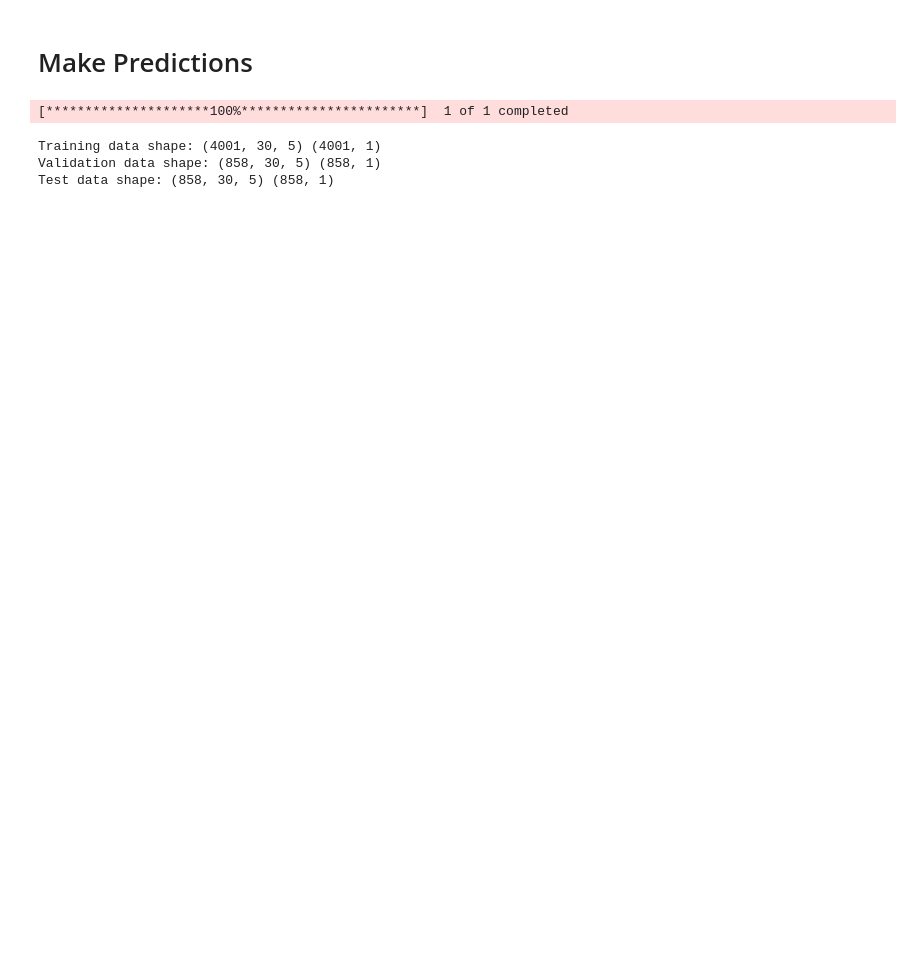
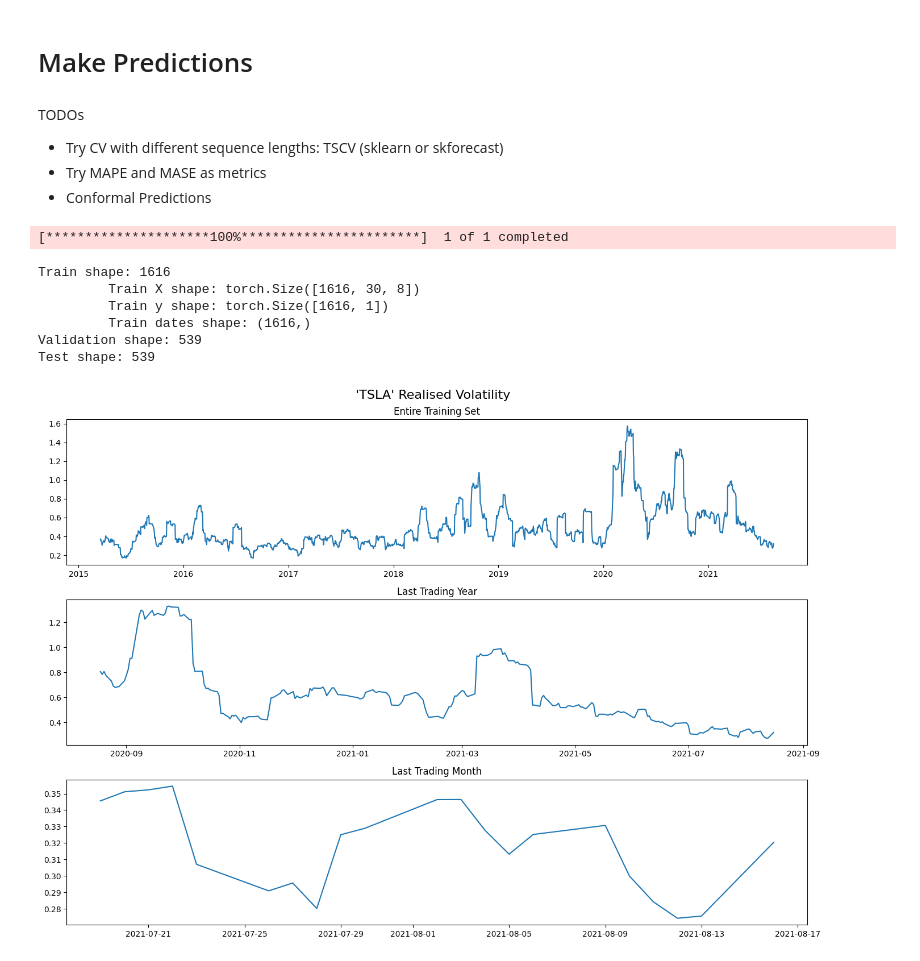
Before and after one commit to ICAI-IMAT-XAI/final-project-IgnacioBayon, a Jupyter notebook: notebooks/predict.ipynb, the cells around one changed output. Drawn from its saved outputs; the diff is of its cells as text; code cells hidden in the pictures; blank space fills up the shorter version.

```diff
--- a/notebooks/predict.ipynb
+++ b/notebooks/predict.ipynb
@@ -10,3 +19,8 @@ from src.data import load_dataset
+# %% [markdown]
+TODOs
+- Try CV with different sequence lengths: TSCV (sklearn or skforecast)
+- Try MAPE and MASE as metrics
+- Conformal Predictions
 # %%
 feature_cols = [
     "LogReturn",
@@ -14,17 +28,53 @@ feature_cols = [
     "RSI_14",
     "BB_Width",
     "MACD",
+    "YZVolatility",
+    "Log_CO",
+    "Log_HL",
 ]
-X_train, y_train, X_val, y_val, X_test, y_test = load_dataset(
-    "AAPL", feature_cols, "RealisedVolatility", seq_length=30, start_date="2000-01-01", end_date="2023-01-01",
+ticker = "TSLA"
+start_date = "2015-01-01"
+train_dataset, val_dataset, test_dataset = load_data(
+    ticker,
+    feature_cols,
+    "RealisedVolatility",
+    seq_len=30,
+    start_date=start_date,
+    train_size=0.6,
+    test_size=0.2,
 )
 # %% [output]
 [*********************100%***********************]  1 of 1 completed
 # %%
-print("Training data shape:", X_train.shape, y_train.shape)
-print("Validation data shape:", X_val.shape, y_val.shape)
-print("Test data shape:", X_test.shape, y_test.shape)
+# Print shapes of the datasets
+print(f"Train shape: {len(train_dataset)}")
+print(f"\t Train X shape: {train_dataset.X.shape}")
+print(f"\t Train y shape: {train_dataset.y.shape}")
+print(f"\t Train dates shape: {train_dataset.dates.shape}")
+print(f"Validation shape: {len(val_dataset) if val_dataset else 0}")
+print(f"Test shape: {len(test_dataset)}")
 # %% [output]
-Training data shape: (4001, 30, 5) (4001, 1)
-Validation data shape: (858, 30, 5) (858, 1)
-Test data shape: (858, 30, 5) (858, 1)
+Train shape: 1616
+         Train X shape: torch.Size([1616, 30, 8])
+         Train y shape: torch.Size([1616, 1])
+         Train dates shape: (1616,)
+Validation shape: 539
+Test shape: 539
+# %%
+# 2) Basic plots: entire series, one month, a couple of days
+fig, ax = plt.subplots(3, 1, figsize=(14, 10), sharex=False)
+# Title for the entire figure
+fig.suptitle(f'\'{ticker}\' Realised Volatility', fontsize=16)
+# Plot entire training set
+ax[0].plot(train_dataset.dates, train_dataset.y, label='Realised Volatility')
+ax[0].set_title('Entire Training Set')
+# Zoom into last trading year (last available in training set)
+ax[1].plot(train_dataset.dates[-251:], train_dataset.y[-251:], label='Realised Volatility')
+ax[1].set_title('Last Trading Year')
+# Zoom into last month
+ax[2].plot(train_dataset.dates[-21:], train_dataset.y[-21:], label='Realised Volatility')
+ax[2].set_title('Last Trading Month')
+plt.tight_layout()
+plt.show()
+# %% [output]
+[figure, added]
```
Also changed, not shown: parts of 23 cells of this notebook, 7 other files.
